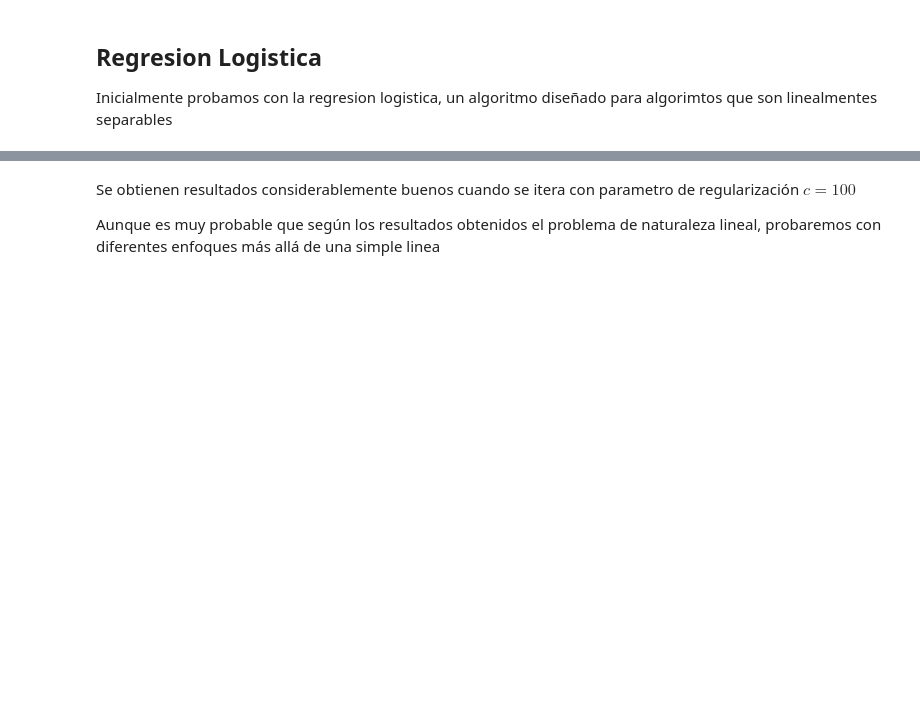
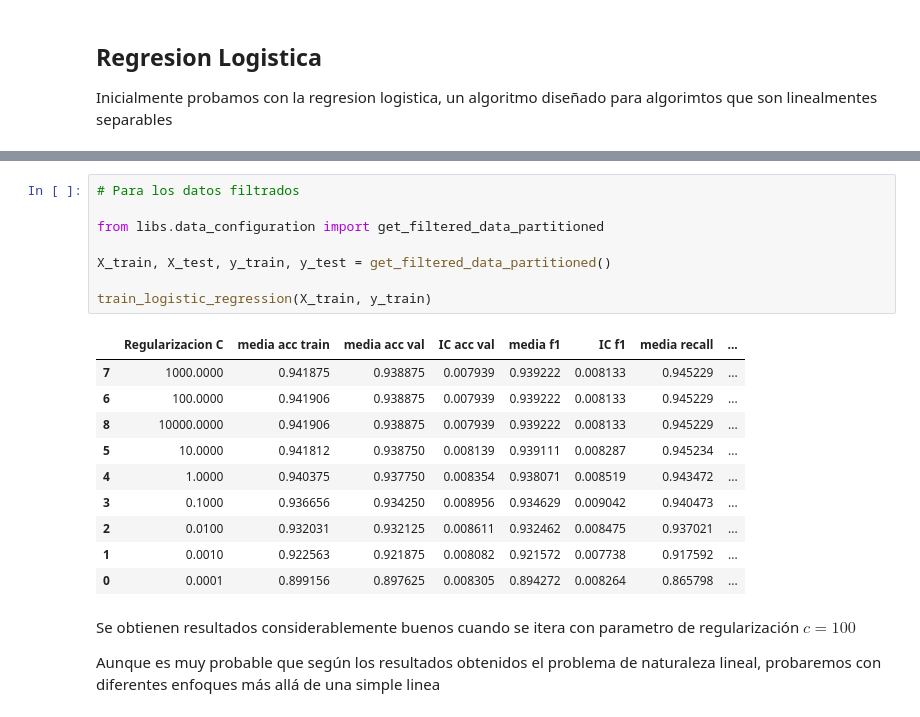
Before and after one commit to RichardoRodLoa/ModelosProyectoAula, a Jupyter notebook: models/regresion-lineal.ipynb, the cells around one changed output, grey strips where cells are left out. Drawn from its saved outputs; the diff is of its cells as text; blank space fills up the shorter version.

```diff
--- a/models/regresion-lineal.ipynb
+++ b/models/regresion-lineal.ipynb
@@ -72,3 +74,22 @@ results.sort_values(by='media f1', ascending=False)
+# %%
+# Para los datos filtrados
+
+from libs.data_configuration import get_filtered_data_partitioned
+
+X_train, X_test, y_train, y_test = get_filtered_data_partitioned()
+
+train_logistic_regression(X_train, y_train)
+# %% [output]
+|  | Regularizacion C | media acc train | media acc val | IC acc val | media f1 | IC f1 | media recall | ... |
+| 7 | 1000.0000 | 0.941875 | 0.938875 | 0.007939 | 0.939222 | 0.008133 | 0.945229 | ... |
+| 6 | 100.0000 | 0.941906 | 0.938875 | 0.007939 | 0.939222 | 0.008133 | 0.945229 | ... |
+| 8 | 10000.0000 | 0.941906 | 0.938875 | 0.007939 | 0.939222 | 0.008133 | 0.945229 | ... |
+| 5 | 10.0000 | 0.941812 | 0.938750 | 0.008139 | 0.939111 | 0.008287 | 0.945234 | ... |
+| 4 | 1.0000 | 0.940375 | 0.937750 | 0.008354 | 0.938071 | 0.008519 | 0.943472 | ... |
+| 3 | 0.1000 | 0.936656 | 0.934250 | 0.008956 | 0.934629 | 0.009042 | 0.940473 | ... |
+| 2 | 0.0100 | 0.932031 | 0.932125 | 0.008611 | 0.932462 | 0.008475 | 0.937021 | ... |
+| 1 | 0.0010 | 0.922563 | 0.921875 | 0.008082 | 0.921572 | 0.007738 | 0.917592 | ... |
+| 0 | 0.0001 | 0.899156 | 0.897625 | 0.008305 | 0.894272 | 0.008264 | 0.865798 | ... |
 # %% [markdown]
 Se obtienen resultados considerablemente buenos cuando se itera con parametro de regularización $c=100$
 
```
Also changed, not shown: parts of 3 cells of this notebook, 3 other files.
